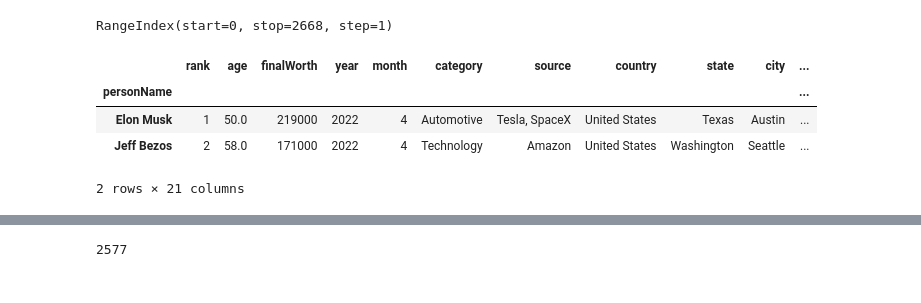
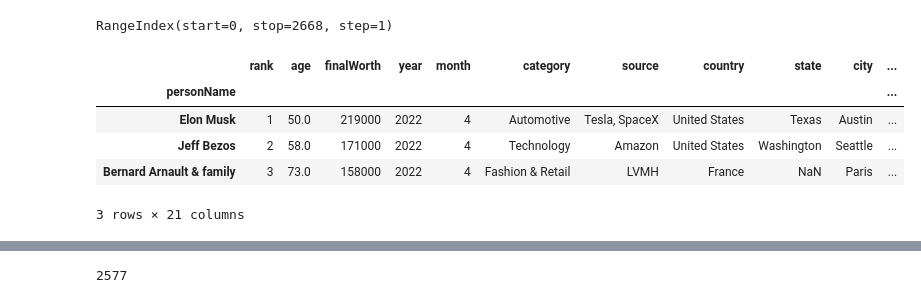
Before and after one commit to Audkaur/UCDPA_AudreyKoussou, a Jupyter notebook: UCDPA_AudreyKoussou.ipynb, the cells around one changed output, grey strips where cells are left out. Saved outputs shown, nothing was run; the diff lists cells and outputs as text; code cells hidden in the pictures.

```diff
--- a/UCDPA_AudreyKoussou.ipynb
+++ b/UCDPA_AudreyKoussou.ipynb
@@ -30,10 +39,11 @@ billionaires.index
 # %% [output]
 RangeIndex(start=0, stop=2668, step=1)
 # %%
-billionaires.set_index('personName').head(2)
+billionaires.set_index('personName').head(3)
 # %% [output]
 |  | rank | age | finalWorth | year | month | category | source | country | state | city | ... |
 | personName |  |  |  |  |  |  |  |  |  |  | ... |
 | Elon Musk | 1 | 50.0 | 219000 | 2022 | 4 | Automotive | Tesla, SpaceX | United States | Texas | Austin | ... |
 | Jeff Bezos | 2 | 58.0 | 171000 | 2022 | 4 | Technology | Amazon | United States | Washington | Seattle | ... |
+| Bernard Arnault & family | 3 | 73.0 | 158000 | 2022 | 4 | Fashion & Retail | LVMH | France | NaN | Paris | ... |
-2 rows × 21 columns
+3 rows × 21 columns
```
Also changed, not shown: parts of 51 cells of this notebook.
